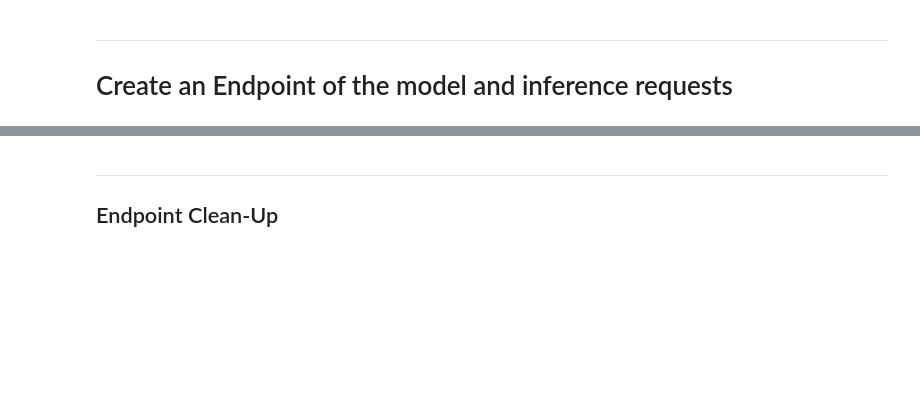
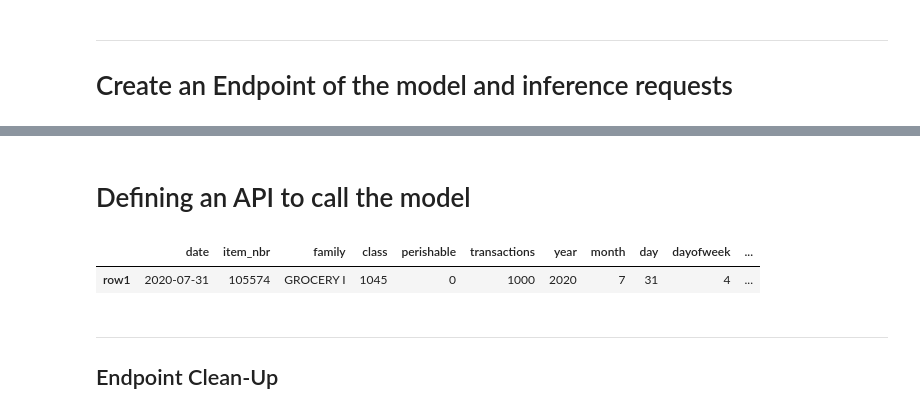
Before and after one commit to ciwin/CD4ML-AWS-Serverless, a Jupyter notebook: notebooks/TrainModelSMExp.ipynb, the cells around one changed output, grey strips where cells are left out. Drawn from its saved outputs; the diff is of its cells as text; code cells hidden in the pictures; blank space fills up the shorter version.

```diff
--- a/notebooks/TrainModelSMExp.ipynb
+++ b/notebooks/TrainModelSMExp.ipynb
@@ -411,3 +413,50 @@ R2 Score: -0.5170557700822351
+# %% [markdown]
+# Defining an API to call the model
+# %%
+products = {
+    "99197": {
+        "class": 1067,
+        "family": "GROCERY I",
+        "perishable": 0
+    },
+    "105574": {
+        "class": 1045,
+        "family": "GROCERY I",
+        "perishable": 0
+    },
+    "1963838": {
+        "class": 3024,
+        "family": "CLEANING",
+        "perishable": 0
+    }
+}
+
+date_string = "2020-07-31"
+
+date = datetime.strptime(date_string, '%Y-%m-%d')
+
+product = products["105574"]
+
+data = {
+    "date": date_string,
+    "item_nbr": "105574",
+    "family": product['family'],
+    "class": product['class'],
+    "perishable": product['perishable'],
+    "transactions": 1000,
+    "year": date.year,
+    "month": date.month,
+    "day": date.day,
+    "dayofweek": date.weekday(),
+    "days_til_end_of_data": 0,
+    "dayoff": date.weekday() >= 5
+  }
+df = pd.DataFrame(data=data, index=['row1'])
+
+df
+# %% [output]
+|  | date | item_nbr | family | class | perishable | transactions | year | month | day | dayofweek | ... |
+| row1 | 2020-07-31 | 105574 | GROCERY I | 1045 | 0 | 1000 | 2020 | 7 | 31 | 4 | ... |
 # %% [markdown]
 ---
 ## Endpoint Clean-Up
```
Also changed, not shown: parts of 8 cells of this notebook, 1 other file.
